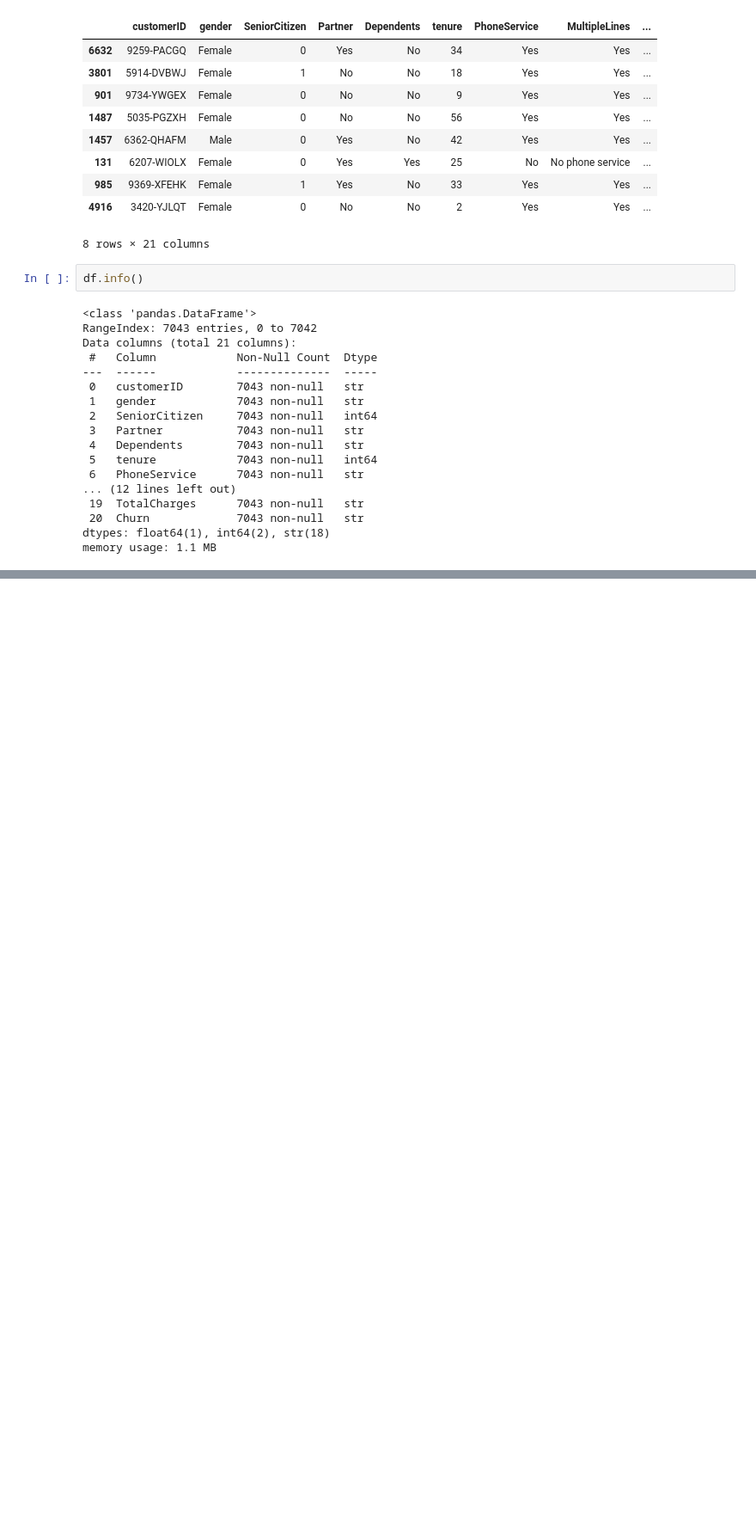
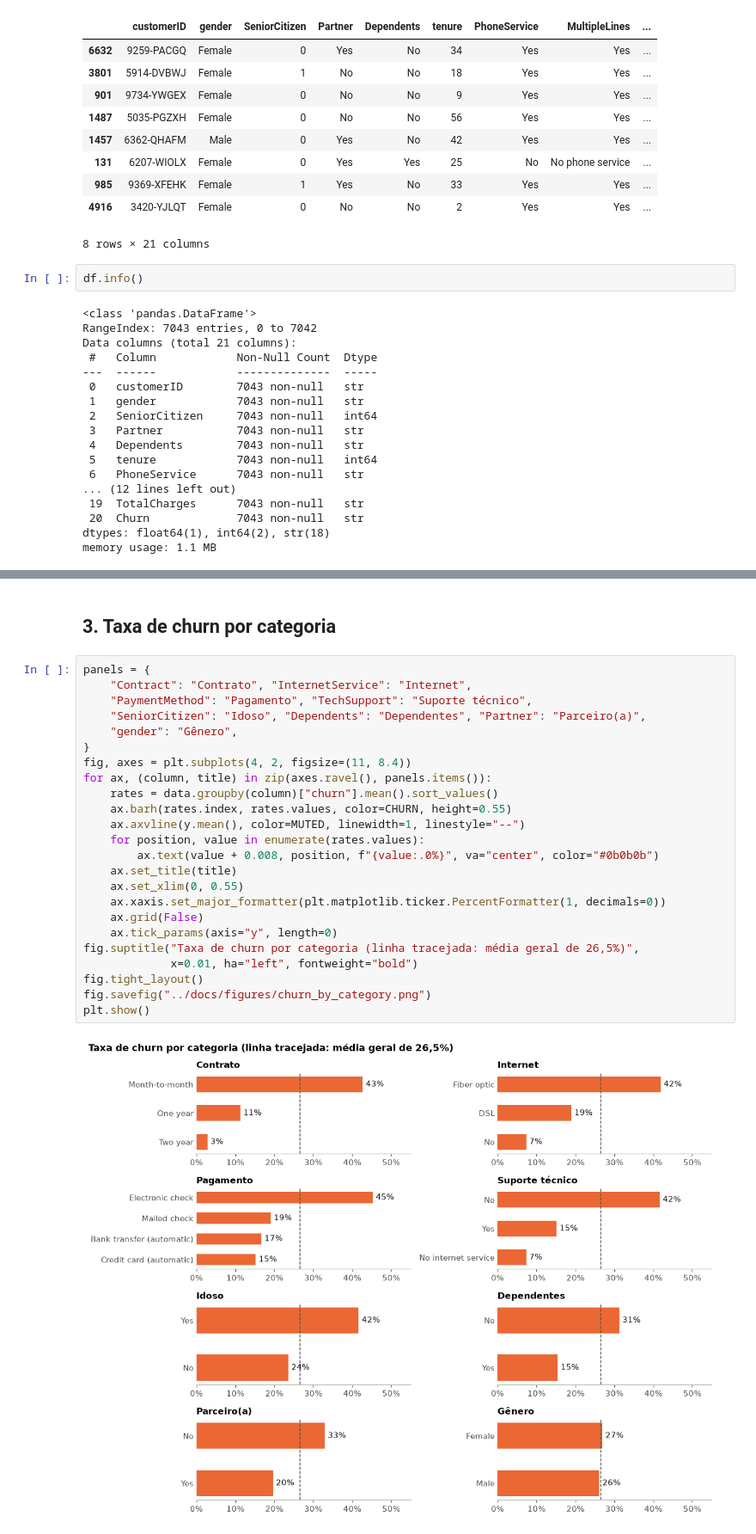
Before and after one commit to Vicrrs/pos_tech_MLE, a Jupyter notebook: fase_01/notebooks/EDA.ipynb, the cells around one changed output, grey strips where cells are left out. Shown at 86% size. Saved outputs shown, nothing was run; the diff lists cells and outputs as text; blank space fills up the shorter version.

```diff
--- a/fase_01/notebooks/EDA.ipynb
+++ b/fase_01/notebooks/EDA.ipynb
@@ -52,0 +164,28 @@ memory usage: 1.1 MB
+# %% [markdown]
+## 3. Taxa de churn por categoria
+# %%
+panels = {
+    "Contract": "Contrato", "InternetService": "Internet",
+    "PaymentMethod": "Pagamento", "TechSupport": "Suporte técnico",
+    "SeniorCitizen": "Idoso", "Dependents": "Dependentes", "Partner": "Parceiro(a)",
+    "gender": "Gênero",
+}
+fig, axes = plt.subplots(4, 2, figsize=(11, 8.4))
+for ax, (column, title) in zip(axes.ravel(), panels.items()):
+    rates = data.groupby(column)["churn"].mean().sort_values()
+    ax.barh(rates.index, rates.values, color=CHURN, height=0.55)
+    ax.axvline(y.mean(), color=MUTED, linewidth=1, linestyle="--")
+    for position, value in enumerate(rates.values):
+        ax.text(value + 0.008, position, f"{value:.0%}", va="center", color="#0b0b0b")
+    ax.set_title(title)
+    ax.set_xlim(0, 0.55)
+    ax.xaxis.set_major_formatter(plt.matplotlib.ticker.PercentFormatter(1, decimals=0))
+    ax.grid(False)
+    ax.tick_params(axis="y", length=0)
+fig.suptitle("Taxa de churn por categoria (linha tracejada: média geral de 26,5%)",
+             x=0.01, ha="left", fontweight="bold")
+fig.tight_layout()
+fig.savefig("../docs/figures/churn_by_category.png")
+plt.show()
+# %% [output]
+[figure, added]
```
Also changed, not shown: parts of 29 cells of this notebook, 3 other files.
